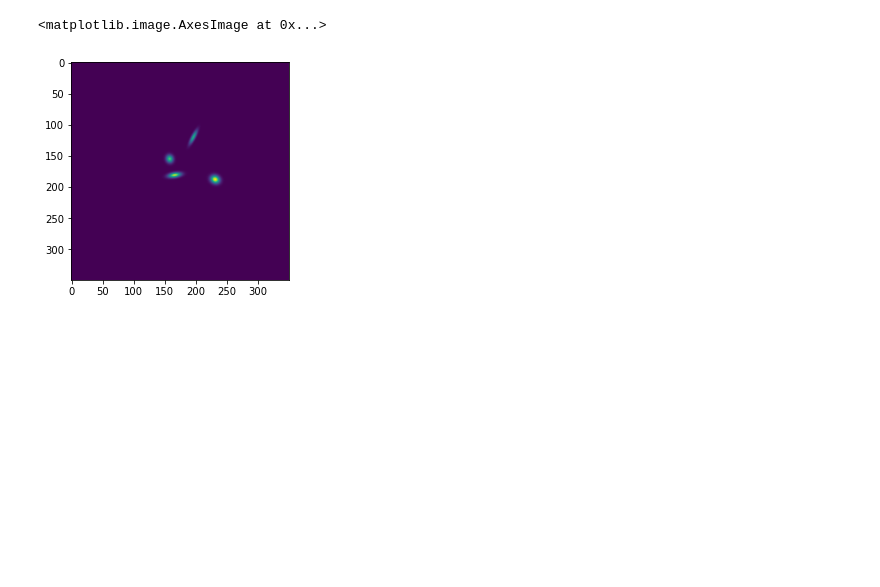
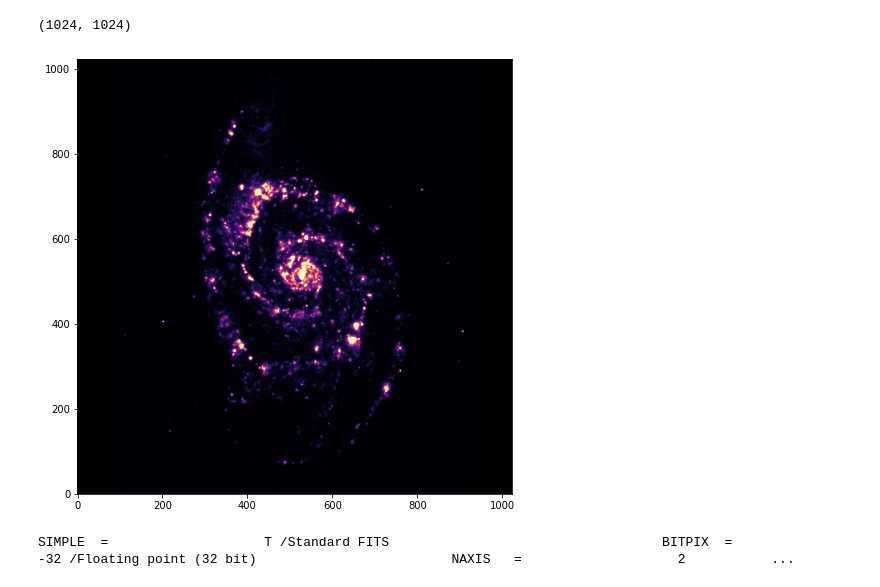
Before and after one commit to lukasztychoniec/ALMASim, a Jupyter notebook: tester.ipynb, the cells around one changed output. Saved outputs shown, nothing was run; the diff lists cells and outputs as text; code cells hidden in the pictures; blank space fills up the shorter version.

```diff
--- a/tester.ipynb
+++ b/tester.ipynb
@@ -5,15 +0,0 @@ ModuleNotFoundError: No module named '_synthesismaskhandler'
-# %%
-amps = np.linspace(1.,5.,num=100).astype(np.float)
-xyposs = np.arange(100,250).astype(np.float)
-fwhms = np.linspace(2.,8.,num=100).astype(np.float)
-angles = np.linspace(0,90,num=900).astype(np.float)
-line_centres = np.linspace(20, 100, num=100).astype(np.float)
-line_fwhms = np.linspace(3, 10, num=100).astype(np.float)
-idxs = np.indices([350, 350])
-z_idxs = np.linspace(0, 128, 128)
-i = 0
-cube, params = utils.make_cube(i, amps, xyposs, fwhms, angles, line_centres, line_fwhms, idxs, z_idxs)
-plt.imshow(np.sum(cube, axis=0))
-# %% [output]
-<matplotlib.image.AxesImage at 0x...>
-[figure, removed]
@@ -19,0 +17,14 @@ plt.imshow(np.sum(cube, axis=0))
+# %%
+hdu = fits.open('M51ha.fits')
+cube = hdu[0].data
+header = hdu[0].header
+print(cube.shape)
+image = cube
+plt.figure(figsize=(8, 8))
+plt.imshow(image, origin='lower', cmap='magma')
+plt.show()
+print(header)
+# %% [output]
+(1024, 1024)
+[figure, added]
+SIMPLE  =                    T /Standard FITS                                   BITPIX  =                  -32 /Floating point (32 bit)                         NAXIS   =                    2           ...
```
Also changed, not shown: parts of 7 cells of this notebook, 3 other files.
